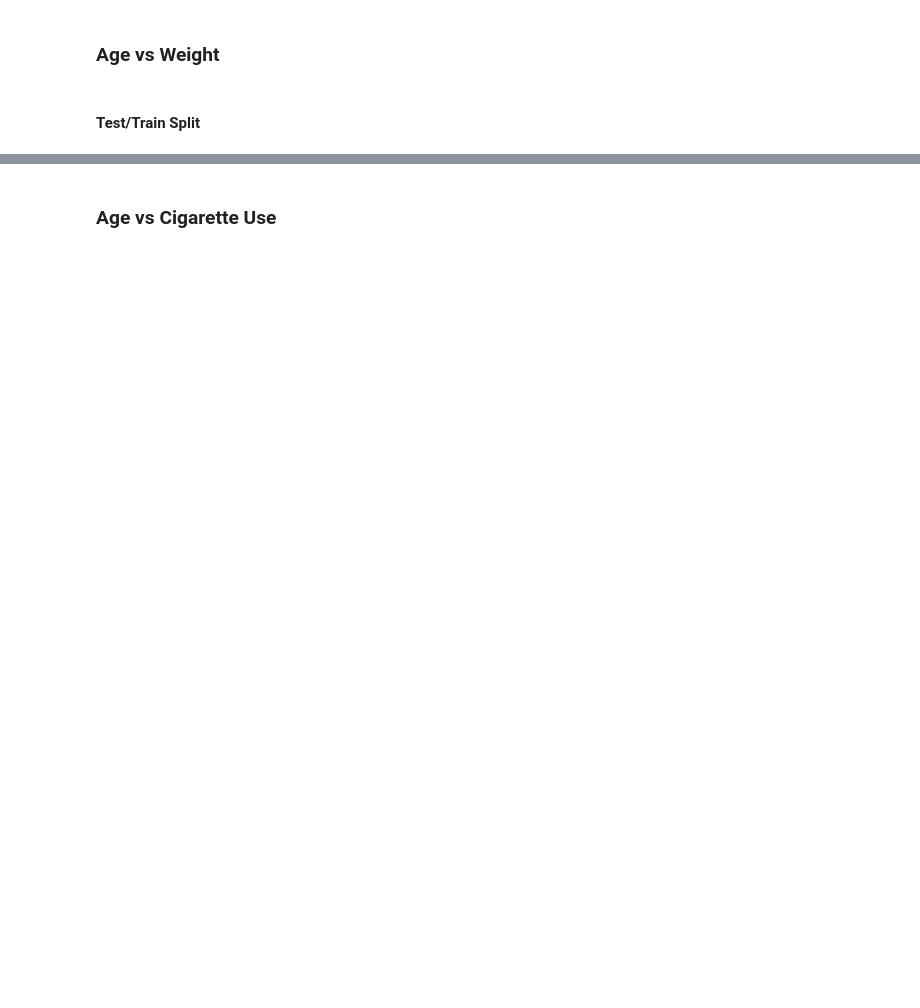
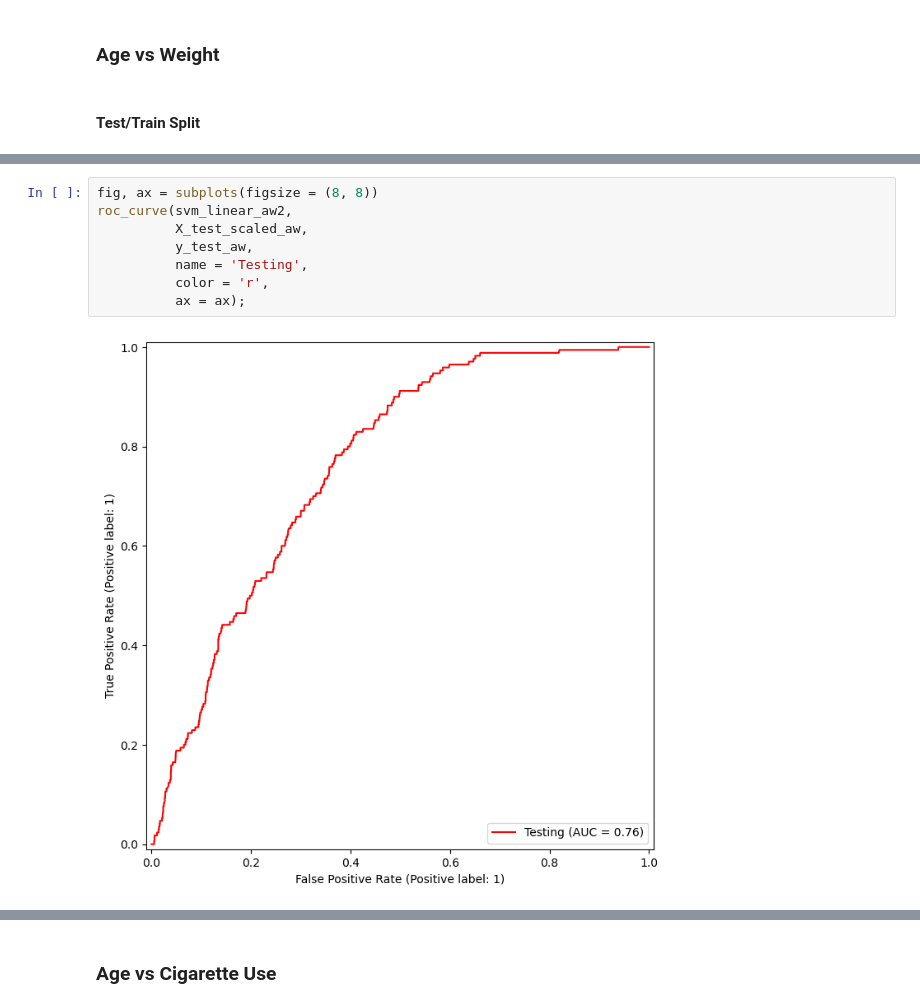
Before and after one commit to falsemisfortune/ML2, a Jupyter notebook: Practical HW 2.ipynb, the cells around one changed output, grey strips where cells are left out. Drawn from its saved outputs; the diff is of its cells as text; blank space fills up the shorter version.

```diff
--- a/Practical HW 2.ipynb
+++ b/Practical HW 2.ipynb
@@ -160,0 +272,10 @@ confusion_table(y_test_hat_aw2, y_test_aw)
+# %%
+fig, ax = subplots(figsize = (8, 8))
+roc_curve(svm_linear_aw2,
+          X_test_scaled_aw,
+          y_test_aw,
+          name = 'Testing',
+          color = 'r',
+          ax = ax);
+# %% [output]
+[figure, added]
```
Also changed, not shown: parts of 83 cells of this notebook, 1 other file.
